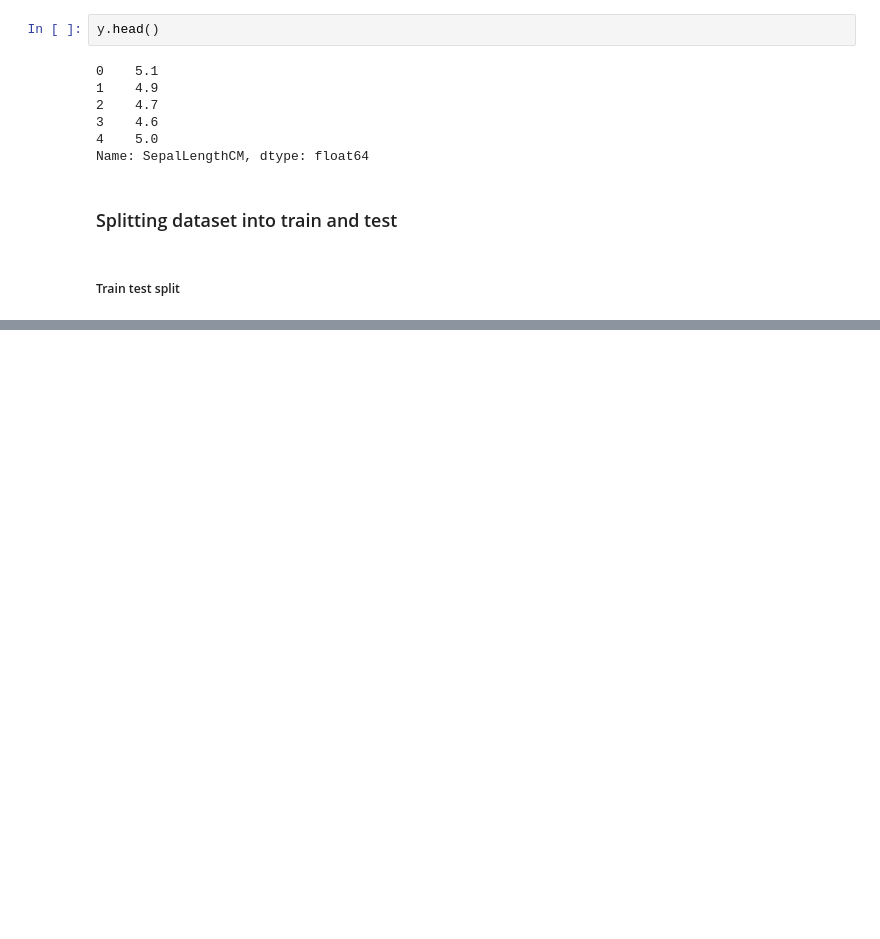
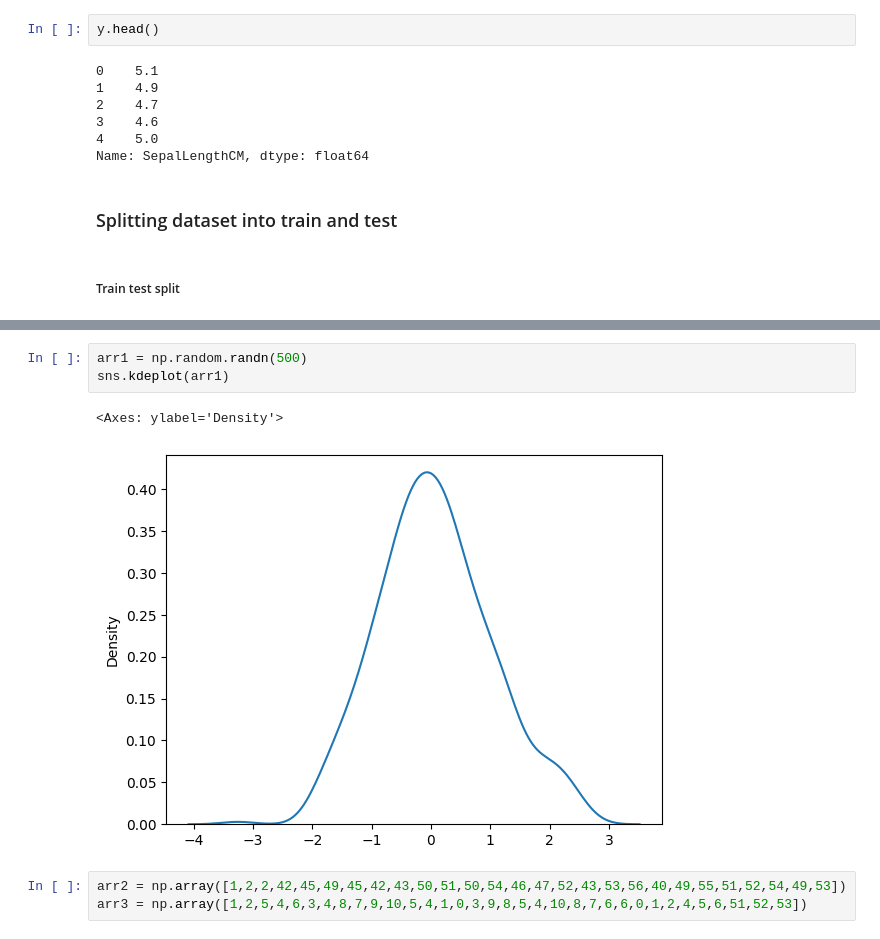
Before and after one commit to shubhamg-2710/LinearRegression, a Jupyter notebook: Linear Regression-Model.ipynb, the cells around one changed output, grey strips where cells are left out. Cells and saved outputs as stored; diff of their text form; blank space fills up the shorter version.

```diff
--- a/Linear Regression-Model.ipynb
+++ b/Linear Regression-Model.ipynb
@@ -501,0 +746,9 @@ y_test.shape
+# %%
+arr1 = np.random.randn(500)
+sns.kdeplot(arr1)
+# %% [output]
+<Axes: ylabel='Density'>
+[figure, added]
+# %%
+arr2 = np.array([1,2,2,42,45,49,45,42,43,50,51,50,54,46,47,52,43,53,56,40,49,55,51,52,54,49,53])
+arr3 = np.array([1,2,5,4,6,3,4,8,7,9,10,5,4,1,0,3,9,8,5,4,10,8,7,6,6,0,1,2,4,5,6,51,52,53])
```
Also changed, not shown: parts of 82 cells of this notebook.
